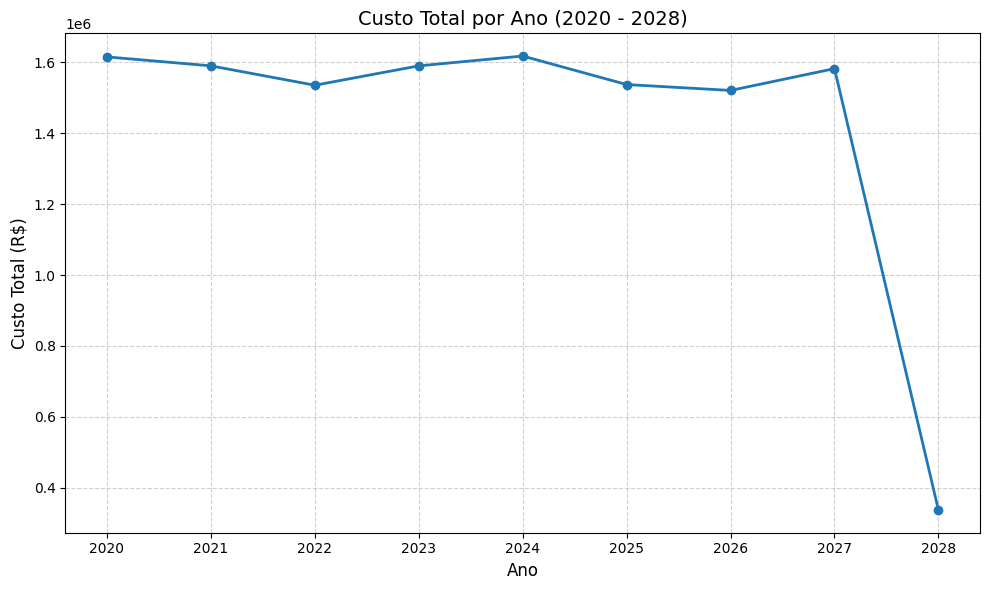
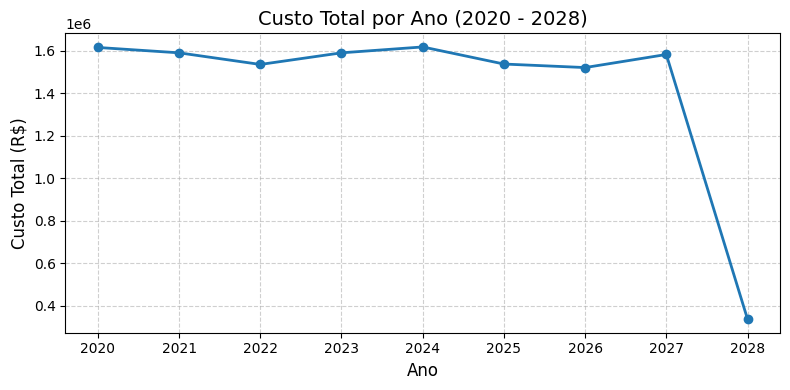
The notebook cell's code change between the first figure and the second:
--- before
+++ after
@@ -8,5 +8,5 @@
 
 # Plotar o gráfico dos custos anuais
-plt.figure(figsize=(10, 6))
+plt.figure(figsize=(8, 4))
 plt.plot(custo_anual['Ano'], custo_anual['Custo Total'], marker='o', linestyle='-', linewidth=2)
 plt.title('Custo Total por Ano (2020 - 2028)', fontsize=14)

Commit: Criado usando o Colab